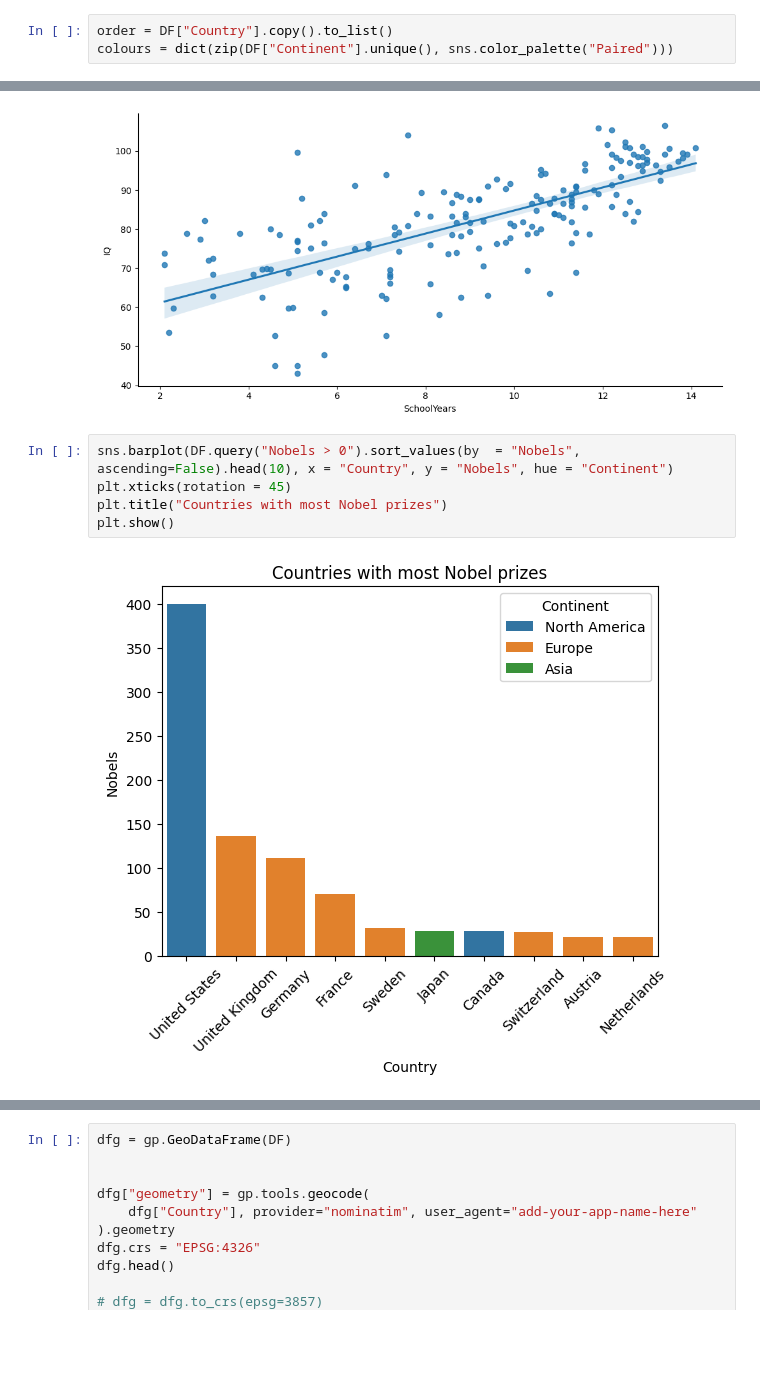
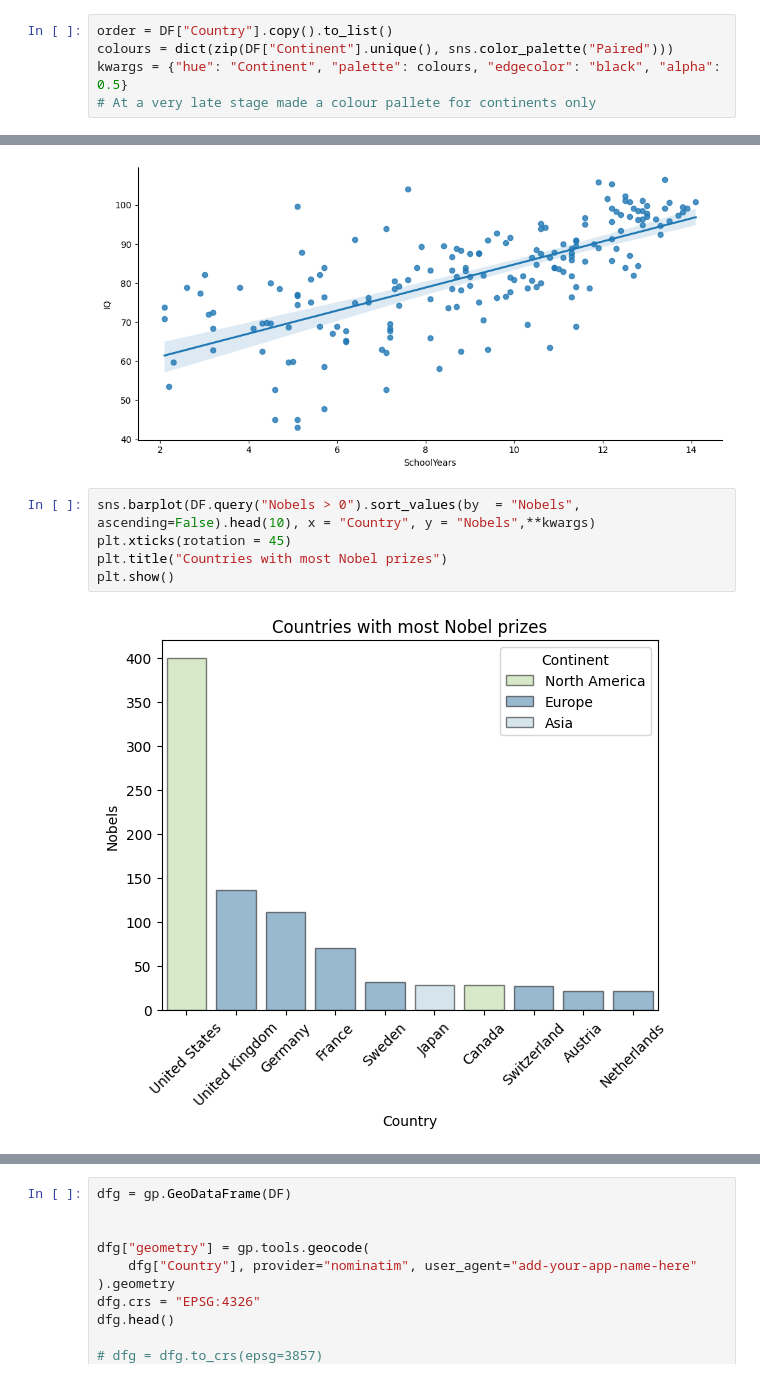
Before and after one commit to Mamin-gamer/ProfessionalSoftwareModule, a Jupyter notebook: Coursework/Notebooks/Main.ipynb, the cells around one changed output, grey strips where cells are left out. Saved outputs shown, nothing was run; the diff lists cells and outputs as text; blank space fills up the shorter version.

```diff
--- a/Coursework/Notebooks/Main.ipynb
+++ b/Coursework/Notebooks/Main.ipynb
@@ -54,3 +35,5 @@ memory usage: 15.2+ KB
 # %%
 order = DF["Country"].copy().to_list()
 colours = dict(zip(DF["Continent"].unique(), sns.color_palette("Paired")))
+kwargs = {"hue": "Continent", "palette": colours, "edgecolor": "black", "alpha": 0.5}
+# At a very late stage made a colour pallete for continents only
@@ -239,9 +232,9 @@ sns.lmplot(DF, x = "SchoolYears", y = "IQ", aspect=2)
 <seaborn.axisgrid.FacetGrid at 0x...>
 [figure]
 # %%
-sns.barplot(DF.query("Nobels > 0").sort_values(by  = "Nobels", ascending=False).head(10), x = "Country", y = "Nobels", hue = "Continent")
+sns.barplot(DF.query("Nobels > 0").sort_values(by  = "Nobels", ascending=False).head(10), x = "Country", y = "Nobels",**kwargs)
 plt.xticks(rotation = 45)
 plt.title("Countries with most Nobel prizes")
 plt.show()
 # %% [output]
-[figure, old version]
+[figure, new version]
```
Also changed, not shown: parts of 24 cells of this notebook, 8 other files.
